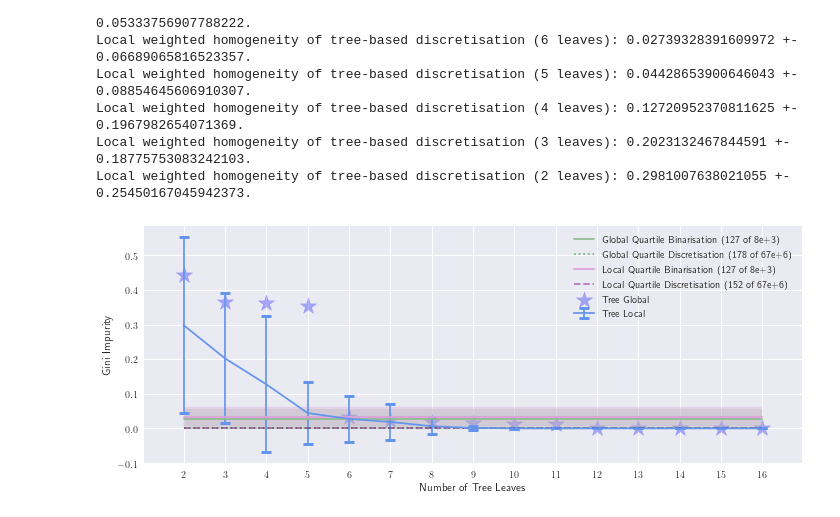
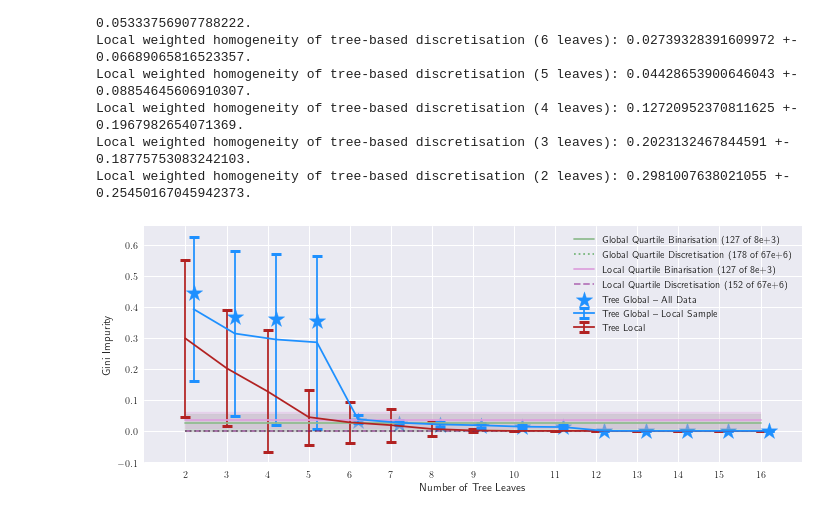
Before and after one commit to So-Cool/bLIMEy, a Jupyter notebook: DAMI_2021/experiments_tabular.ipynb, the cells around one changed output. Cells and saved outputs as stored; diff of their text form; code cells hidden in the pictures.

Commit message:
Global tree local sample evaluation

```diff
--- a/DAMI_2021/experiments_tabular.ipynb
+++ b/DAMI_2021/experiments_tabular.ipynb
@@ -97,10 +97,11 @@ local binarisation: 127
 n_disc_fn = 4**data_sets[data_set]['data'].shape[1]
 n_bin_fn = 2**data_sets[data_set]['data'].shape[1]
 # %%
-tree_global = helpers.get_tree_global(
+tree_global, tree_global_neighbourhood = helpers.get_tree_global(
     data_sets[data_set]['data'],
     data_sets[data_set]['labels'],
     data_sets[data_set]['tree_leaves'],
-    classification=data_sets[data_set]['is_classification'])
+    classification=data_sets[data_set]['is_classification'],
+    distance_factor=distance_factor)
 # %% [output]
 Global weighted homogeneity of tree-based discretisation (16 leaves): 0.0.
@@ -144,6 +147,8 @@ Local weighted homogeneity of tree-based discretisation (2 leaves): 0.2981007638
 # %%
 # NBVAL_IGNORE_OUTPUT
 fig = plt.figure(figsize=(10, 4))  # constrained_layout=True
+
+jitter = .2
 
 keys = sorted(list(tree_local.keys()))
 x_local, y_local_mean, y_local_std = [], [], []
@@ -154,18 +159,27 @@ for key in keys:
 
 plt.errorbar(x_local, y_local_mean, yerr=y_local_std,
              solid_capstyle='projecting', capsize=5, capthick=3,
-             c='cornflowerblue',
+             c='firebrick',  # cornflowerblue
              label='Tree Local')
 
 keys = sorted(list(tree_global.keys()))
 key_no = len(keys)
 x_global, y_global = [], []
+y_global_mean, y_global_std = [], []
 for key in keys:
-    x_global.append(key)
+    x_global.append(key + jitter)
     y_global.append(tree_global[key])
+
+    y_global_mean.append(np.mean(tree_global_neighbourhood[key]))
+    y_global_std.append(np.std(tree_global_neighbourhood[key]))
 plt.scatter(x_global, y_global,
-            marker='*', s=300, alpha=0.3, c='b',  # 'darkseagreen' # '-'
-            label='Tree Global')
+            marker='*', s=300, alpha=1.0, c='dodgerblue',  # 'darkseagreen' # '-'
+            label='Tree Global – All Data')
+
+plt.errorbar(x_global, y_global_mean, yerr=y_global_std,
+             solid_capstyle='projecting', capsize=5, capthick=3,
+             c='dodgerblue',
+             label='Tree Global – Local Sample')
 
 #############################################
 
@@ -195,31 +209,33 @@ pp = plt.plot(keys, key_no * [mm],  # LIME MSE
               label=f'Local Quartile Discretisation ({n_d_l} of {helpers.millify(n_disc_fn)})')
 lime_c = pp[-1].get_color()
 plt.fill_between(keys, key_no * [mm - ms], key_no * [mm + ms],
                  alpha=0.3, color=lime_c)  # y + error
 
 # Gini purity
 plt.ylabel('Gini Impurity' if data_sets[data_set]['is_classification'] else
            'Mean Squared Error')
 # Tree leaves
 plt.xlabel('Number of Tree Leaves')
 
 plt.xticks(np.arange(
     int(data_sets[data_set]['tree_leaves'] / 8),
     data_sets[data_set]['tree_leaves'] + 1,
     step=int(data_sets[data_set]['tree_leaves'] / 16)
 ))
+plt.xlim((2 - int(data_sets[data_set]['tree_leaves'] / 16),
+          data_sets[data_set]['tree_leaves'] + int(data_sets[data_set]['tree_leaves'] / 16)))
 
 plt.legend(loc='upper right')  # 'top right'
 
 # Sort both labels and handles by labels
 ax = fig.get_axes()[0]
 handles, labels = ax.get_legend_handles_labels()
 labels, handles = zip(*sorted(zip(labels, handles), key=lambda t: t[0]))
 plt.legend(handles, labels)
 
 plt.tight_layout()
 
 plt.savefig(f'_figures/intrep_tab_{data_set}_{distance_factor:1.1f}.pdf',
             transparent=False, dpi=300, bbox_inches='tight')
 # %% [output]
-[figure, old version]
+[figure, new version]
```
Also changed, not shown: parts of 2 cells of this notebook, 1 other file.
